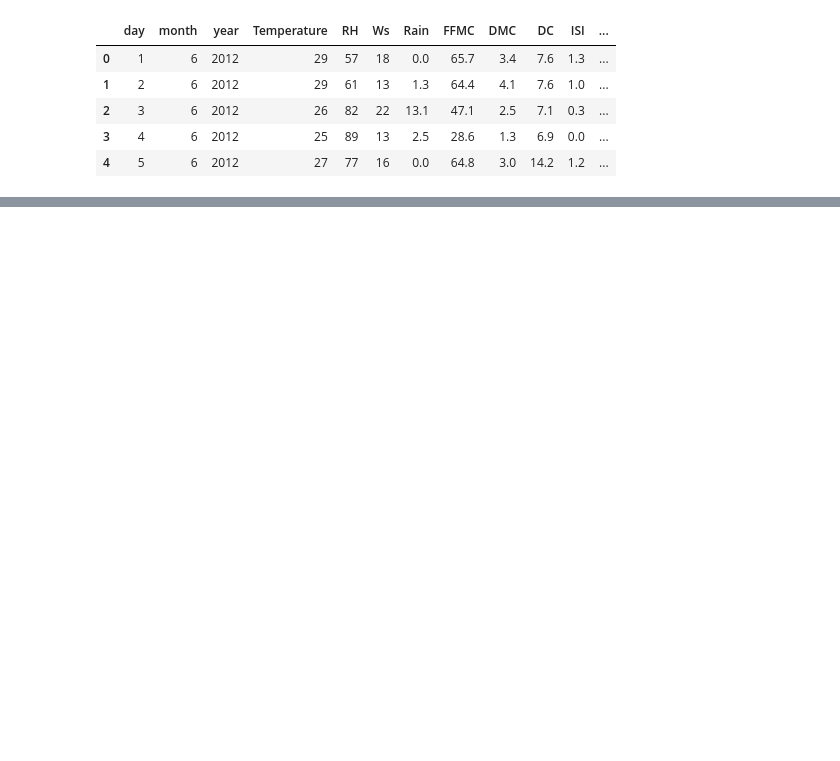
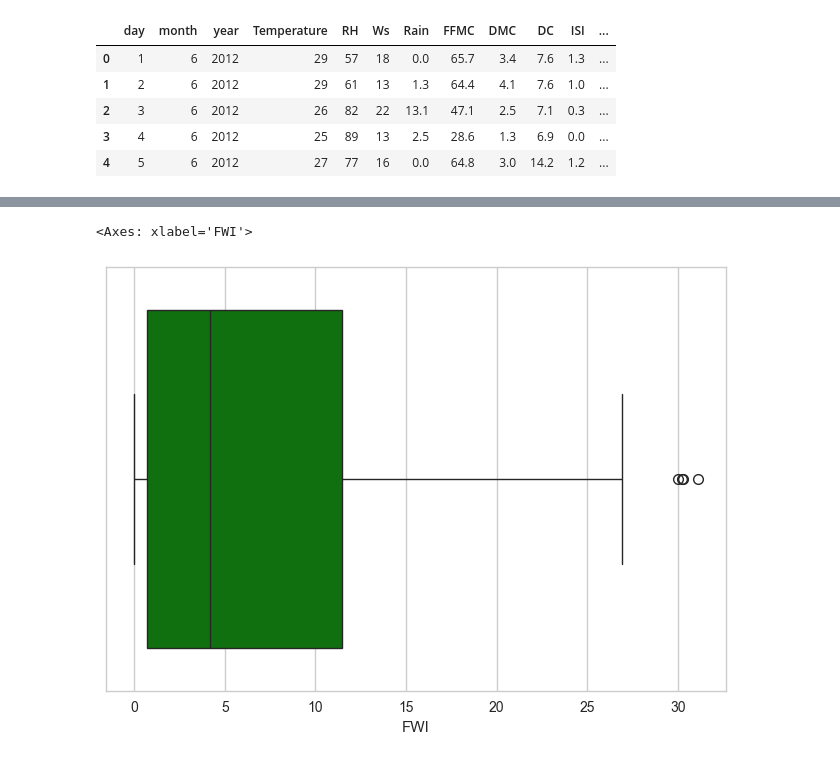
Before and after one commit to JITESH-KUMAR05/myGenAIPrac, a Jupyter notebook: MLBasics/Ridge_lesso_elasticnet/AlgerianFire.ipynb, the cells around one changed output, grey strips where cells are left out. Saved outputs shown, nothing was run; the diff lists cells and outputs as text; code cells hidden in the pictures; blank space fills up the shorter version.

```diff
--- a/MLBasics/Ridge_lesso_elasticnet/AlgerianFire.ipynb
+++ b/MLBasics/Ridge_lesso_elasticnet/AlgerianFire.ipynb
@@ -345,0 +439,6 @@ df.head()
+# %%
+## box plots
+sns.boxplot(data=df,x='FWI',color='green')
+# %% [output]
+<Axes: xlabel='FWI'>
+[figure, added]
```
Also changed, not shown: parts of 18 cells of this notebook, 1 other file.
